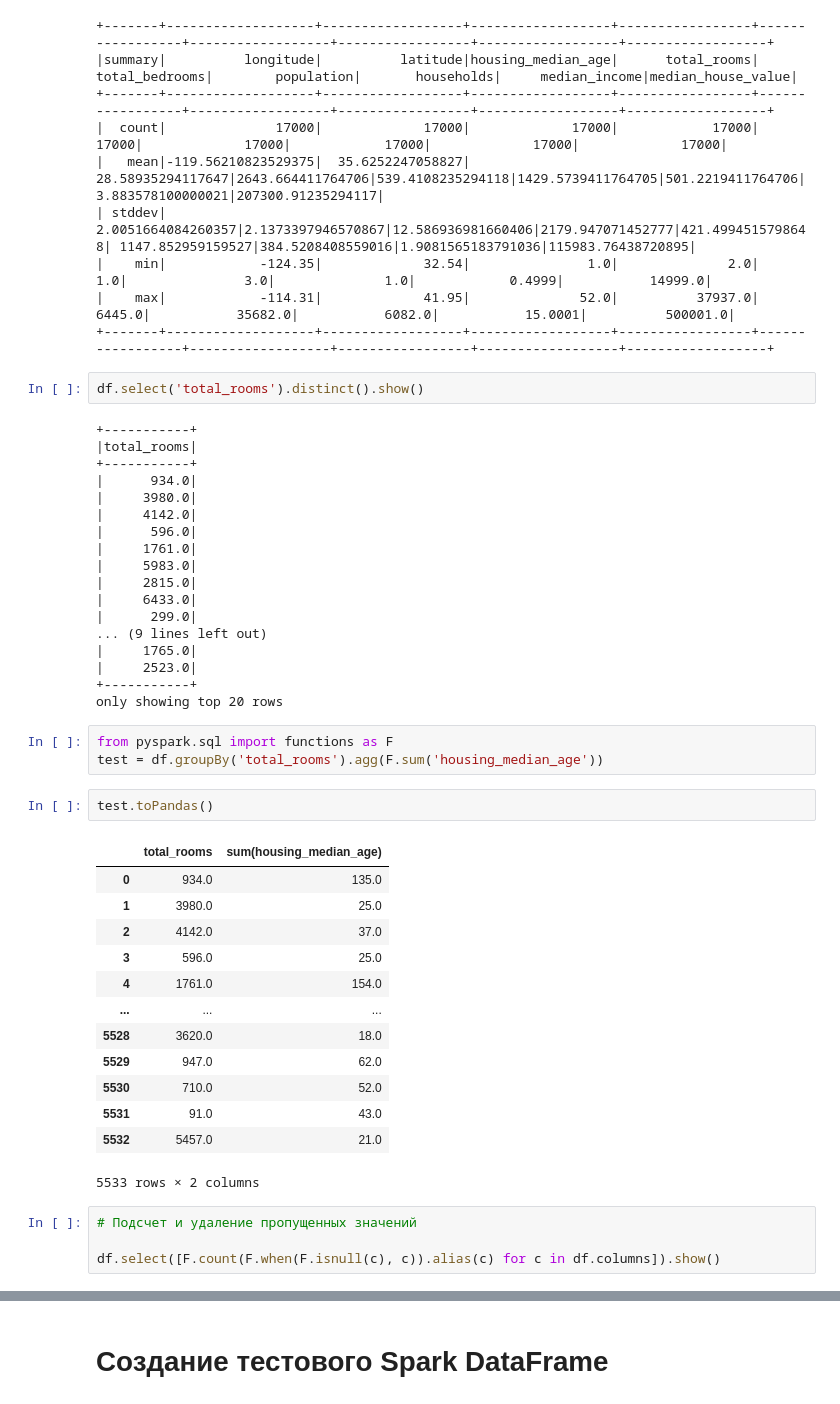
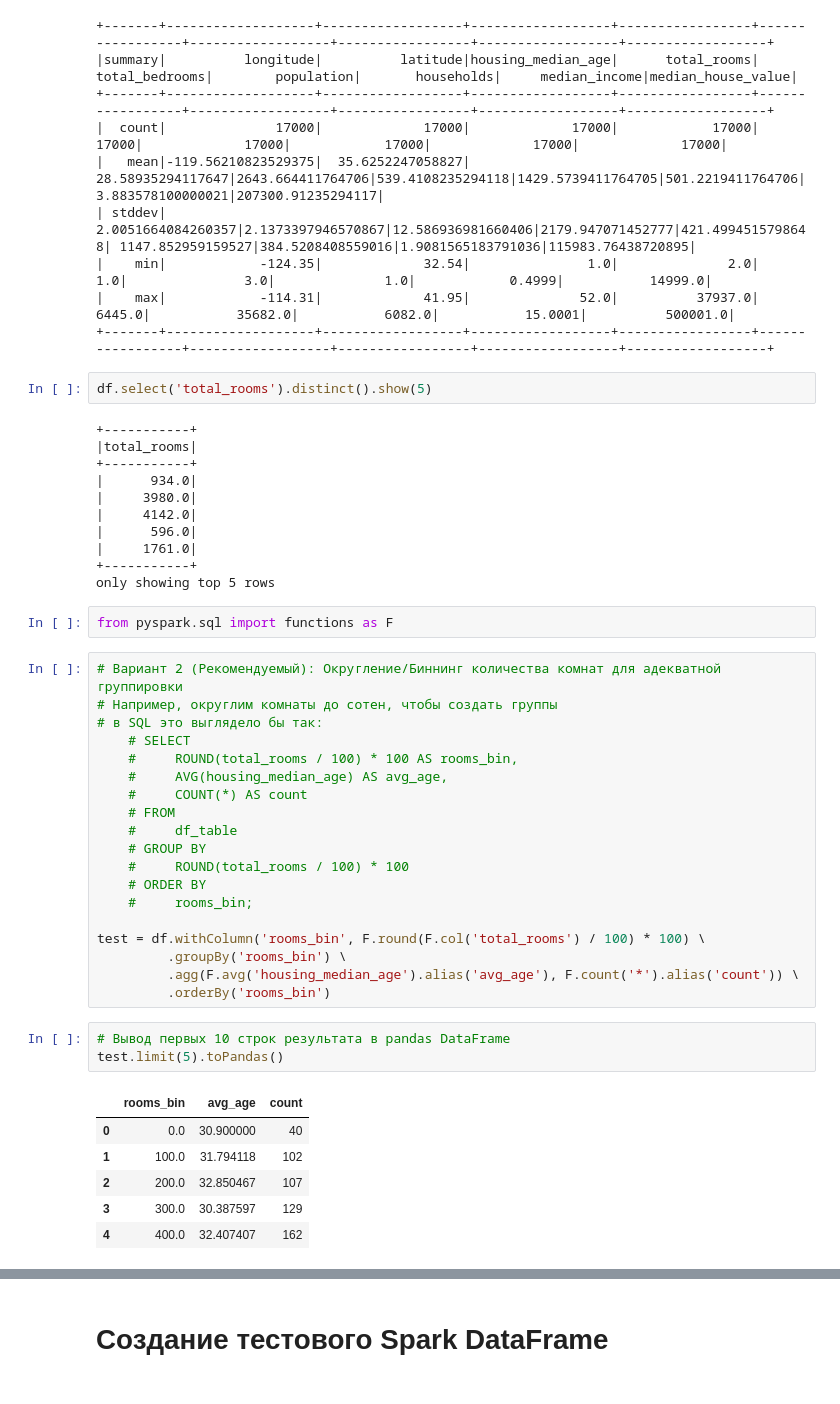
Before and after one commit to Almas1989/PySpark_colab_practice, a Jupyter notebook: Getting_Started_with_PySpark.ipynb, the cells around one changed output, grey strips where cells are left out. Cells and saved outputs as stored; diff of their text form.

```diff
--- a/Getting_Started_with_PySpark.ipynb
+++ b/Getting_Started_with_PySpark.ipynb
@@ -234,7 +308,7 @@ df.describe().show()
 |    max|            -114.31|             41.95|              52.0|          37937.0|           6445.0|           35682.0|           6082.0|           15.0001|          500001.0|
 +-------+-------------------+------------------+------------------+-----------------+-----------------+------------------+-----------------+------------------+------------------+
 # %%
-df.select('total_rooms').distinct().show()
+df.select('total_rooms').distinct().show(5)
 # %% [output]
 +-----------+
 |total_rooms|
@@ -244,35 +318,36 @@ df.select('total_rooms').distinct().show()
 |     4142.0|
 |      596.0|
 |     1761.0|
-|     5983.0|
-|     2815.0|
-|     6433.0|
-|      299.0|
-... (9 lines left out)
-|     1765.0|
-|     2523.0|
 +-----------+
-only showing top 20 rows
+only showing top 5 rows
 # %%
 from pyspark.sql import functions as F
-test = df.groupBy('total_rooms').agg(F.sum('housing_median_age'))
-# %%
-test.toPandas()
-# %% [output]
-|  | total_rooms | sum(housing_median_age) |
-| 0 | 934.0 | 135.0 |
-| 1 | 3980.0 | 25.0 |
-| 2 | 4142.0 | 37.0 |
-| 3 | 596.0 | 25.0 |
-| 4 | 1761.0 | 154.0 |
-| ... | ... | ... |
-| 5528 | 3620.0 | 18.0 |
-| 5529 | 947.0 | 62.0 |
-| 5530 | 710.0 | 52.0 |
-| 5531 | 91.0 | 43.0 |
-| 5532 | 5457.0 | 21.0 |
-5533 rows × 2 columns
-# %%
-# Подсчет и удаление пропущенных значений
-
-df.select([F.count(F.when(F.isnull(c), c)).alias(c) for c in df.columns]).show()
+# %%
+# Вариант 2 (Рекомендуемый): Округление/Биннинг количества комнат для адекватной группировки
+# Например, округлим комнаты до сотен, чтобы создать группы
+# в SQL это выглядело бы так:
+    # SELECT
+    #     ROUND(total_rooms / 100) * 100 AS rooms_bin,
+    #     AVG(housing_median_age) AS avg_age,
+    #     COUNT(*) AS count
+    # FROM
+    #     df_table
+    # GROUP BY
+    #     ROUND(total_rooms / 100) * 100
+    # ORDER BY
+    #     rooms_bin;
+
+test = df.withColumn('rooms_bin', F.round(F.col('total_rooms') / 100) * 100) \
+         .groupBy('rooms_bin') \
+         .agg(F.avg('housing_median_age').alias('avg_age'), F.count('*').alias('count')) \
+         .orderBy('rooms_bin')
+# %%
+# Вывод первых 10 строк результата в pandas DataFrame
+test.limit(5).toPandas()
+# %% [output]
+|  | rooms_bin | avg_age | count |
+| 0 | 0.0 | 30.900000 | 40 |
+| 1 | 100.0 | 31.794118 | 102 |
+| 2 | 200.0 | 32.850467 | 107 |
+| 3 | 300.0 | 30.387597 | 129 |
+| 4 | 400.0 | 32.407407 | 162 |
```
Also changed, not shown: parts of 64 cells of this notebook.
